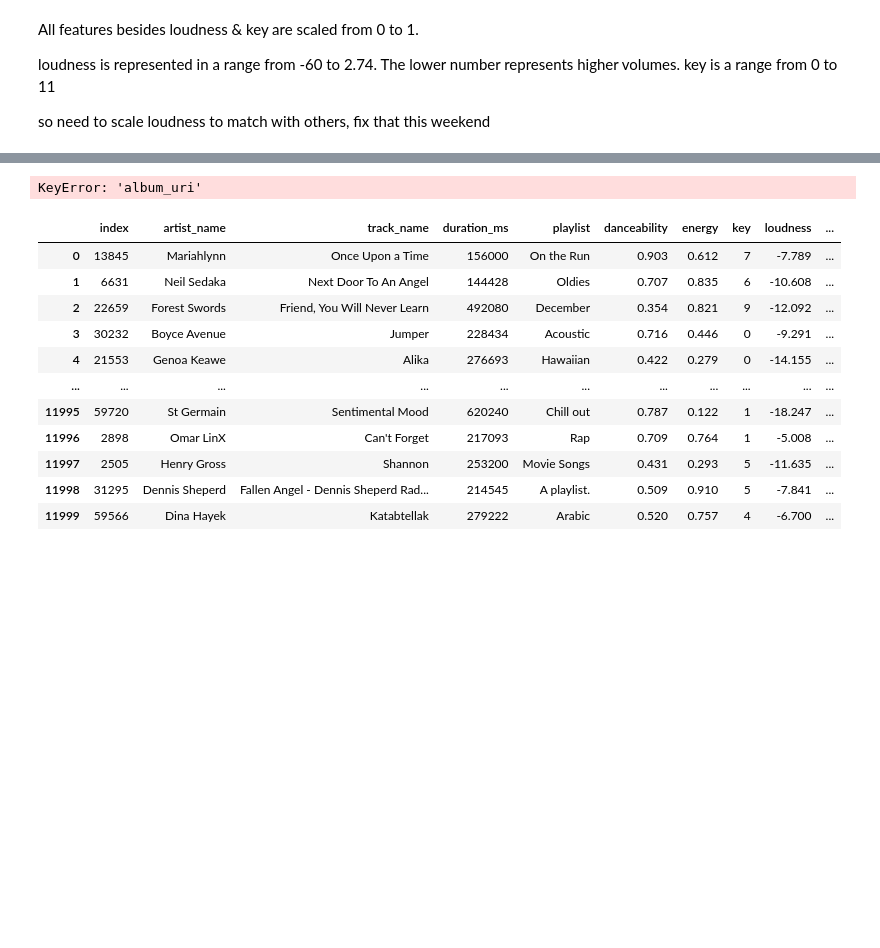
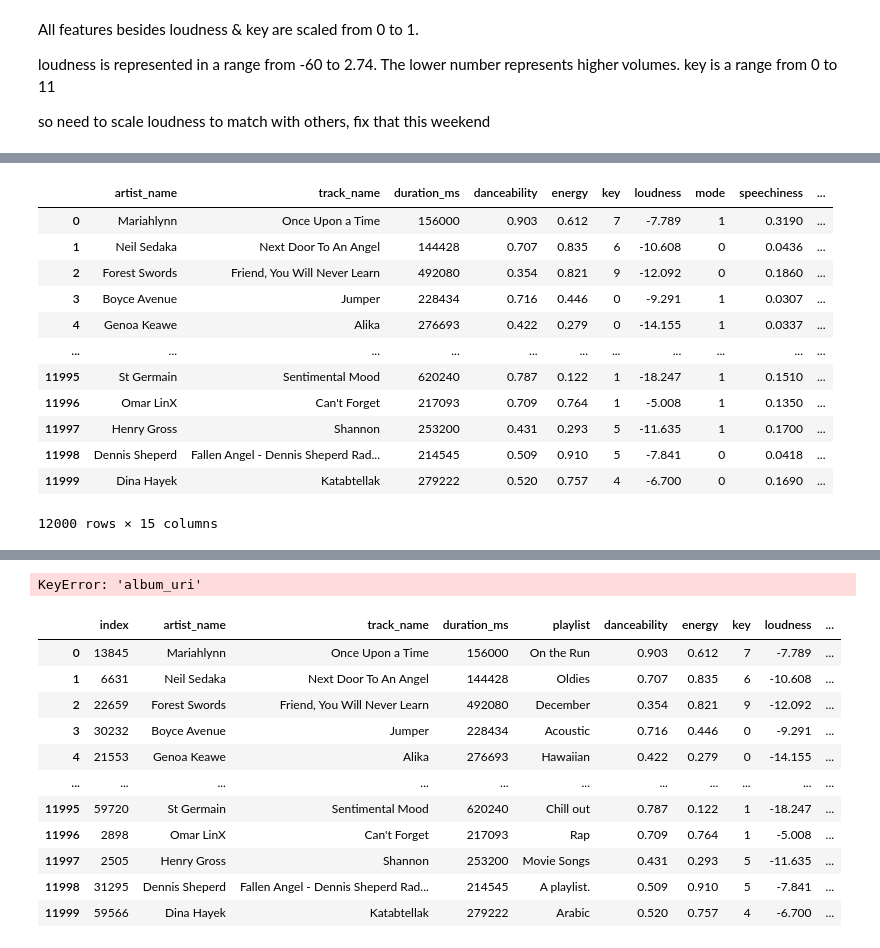
Before and after one commit to sumed-h/SpotifySongRecAudFeatures, a Jupyter notebook: Notebooks/jan13.ipynb, the cells around one changed output, grey strips where cells are left out. Cells and saved outputs as stored; diff of their text form; code cells hidden in the pictures; blank space fills up the shorter version.

```diff
--- a/Notebooks/jan13.ipynb
+++ b/Notebooks/jan13.ipynb
@@ -735,0 +760,16 @@ del spotify_df['track_uri']
+# %%
+spotify_df
+# %% [output]
+|  | artist_name | track_name | duration_ms | danceability | energy | key | loudness | mode | speechiness | ... |
+| 0 | Mariahlynn | Once Upon a Time | 156000 | 0.903 | 0.612 | 7 | -7.789 | 1 | 0.3190 | ... |
+| 1 | Neil Sedaka | Next Door To An Angel | 144428 | 0.707 | 0.835 | 6 | -10.608 | 0 | 0.0436 | ... |
+| 2 | Forest Swords | Friend, You Will Never Learn | 492080 | 0.354 | 0.821 | 9 | -12.092 | 0 | 0.1860 | ... |
+| 3 | Boyce Avenue | Jumper | 228434 | 0.716 | 0.446 | 0 | -9.291 | 1 | 0.0307 | ... |
+| 4 | Genoa Keawe | Alika | 276693 | 0.422 | 0.279 | 0 | -14.155 | 1 | 0.0337 | ... |
+| ... | ... | ... | ... | ... | ... | ... | ... | ... | ... | ... |
+| 11995 | St Germain | Sentimental Mood | 620240 | 0.787 | 0.122 | 1 | -18.247 | 1 | 0.1510 | ... |
+| 11996 | Omar LinX | Can't Forget | 217093 | 0.709 | 0.764 | 1 | -5.008 | 1 | 0.1350 | ... |
+| 11997 | Henry Gross | Shannon | 253200 | 0.431 | 0.293 | 5 | -11.635 | 1 | 0.1700 | ... |
+| 11998 | Dennis Sheperd | Fallen Angel - Dennis Sheperd Rad... | 214545 | 0.509 | 0.910 | 5 | -7.841 | 0 | 0.0418 | ... |
+| 11999 | Dina Hayek | Katabtellak | 279222 | 0.520 | 0.757 | 4 | -6.700 | 0 | 0.1690 | ... |
+12000 rows × 15 columns
```
Also changed, not shown: parts of 93 cells of this notebook.
